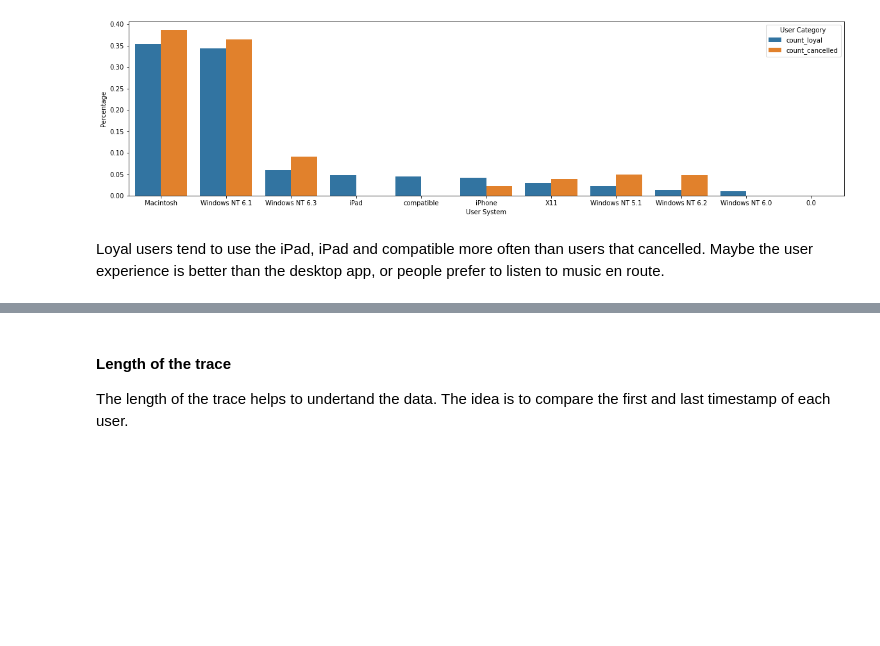
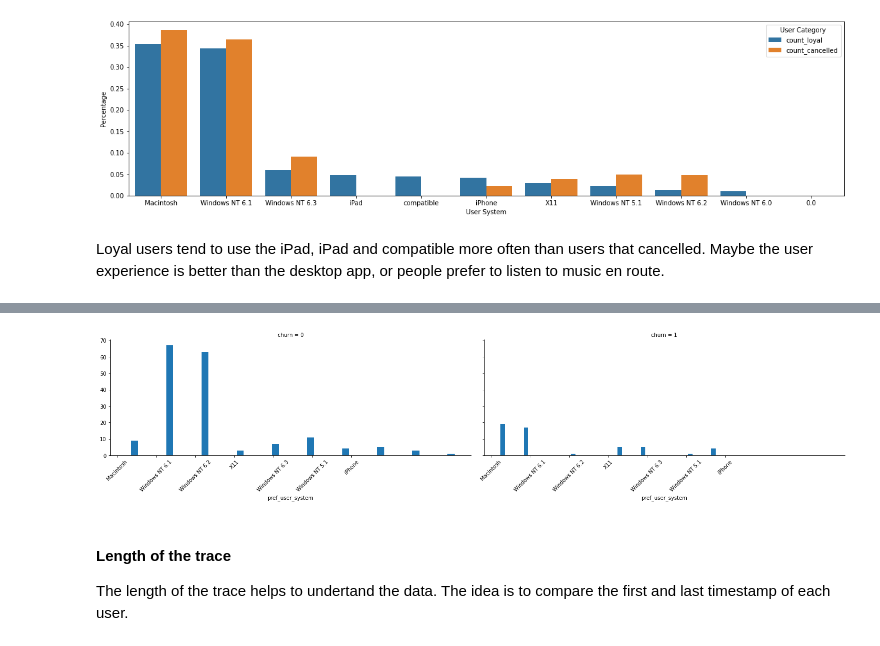
Before and after one commit to philippmarcus/dsnd-sparkify, a Jupyter notebook: Sparkify.ipynb, the cells around one changed output, grey strips where cells are left out. Cells and saved outputs as stored; diff of their text form; code cells hidden in the pictures; blank space fills up the shorter version.

```diff
--- a/Sparkify.ipynb
+++ b/Sparkify.ipynb
@@ -461,3 +461,9 @@ sns.barplot(y='Percentage', x='User System', hue='User Category', data = df)
 [figure]
 # %% [markdown]
 Loyal users tend to use the iPad, iPad and compatible more often than users that cancelled. Maybe the user experience is better than the desktop app, or people prefer to listen to music en route.
+# %%
+pref_usr_system_pd = spark.sql("""
+                               SELECT churn, userId, MAX(userSystem) as pref_user_system
+                               FROM df_table
+                               GROUP BY churn, userId
+                               """).toPandas()
@@ -464,3 +486,13 @@ Loyal users tend to use the iPad, iPad and compatible more often than users that
+# %%
+g = sns.FacetGrid(pref_usr_system_pd, col="churn")
+g.fig.set_size_inches(20, 4)
+g = g.map(plt.hist, "pref_user_system", rwidth=.2)
+
+for ax in g.axes[0]:
+    plt.setp(ax.get_xticklabels(), rotation=45)
+    plt.setp(ax.get_xticklabels(), horizontalalignment="center")
+# %% [output]
+[figure, added]
 # %% [markdown]
 #### Length of the trace
 
```
Also changed, not shown: parts of 10 cells of this notebook, 8 other files.
